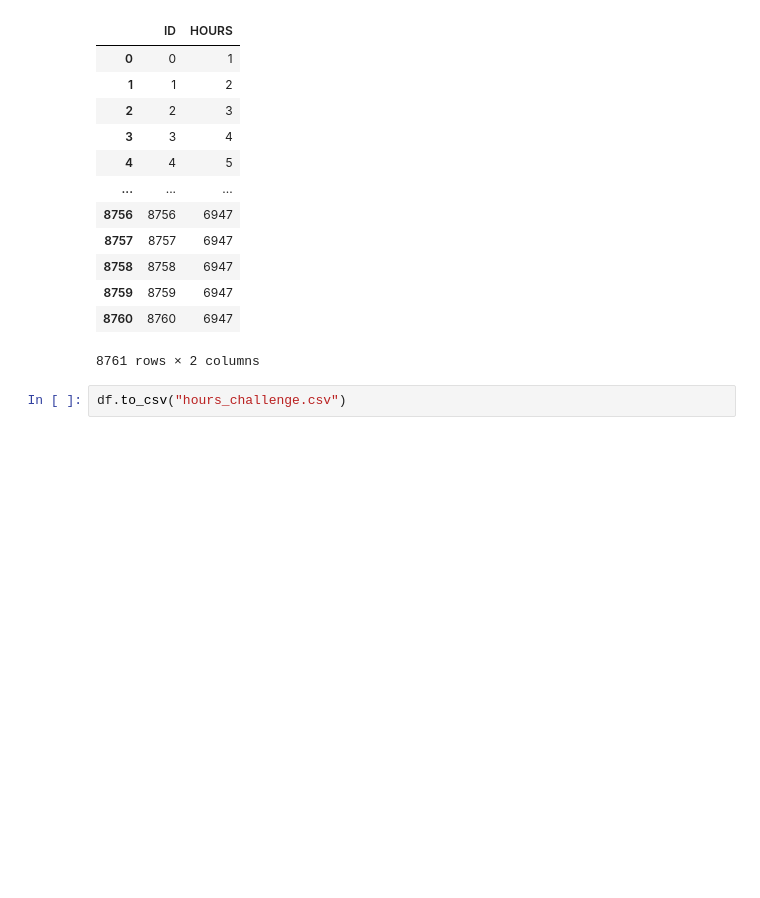
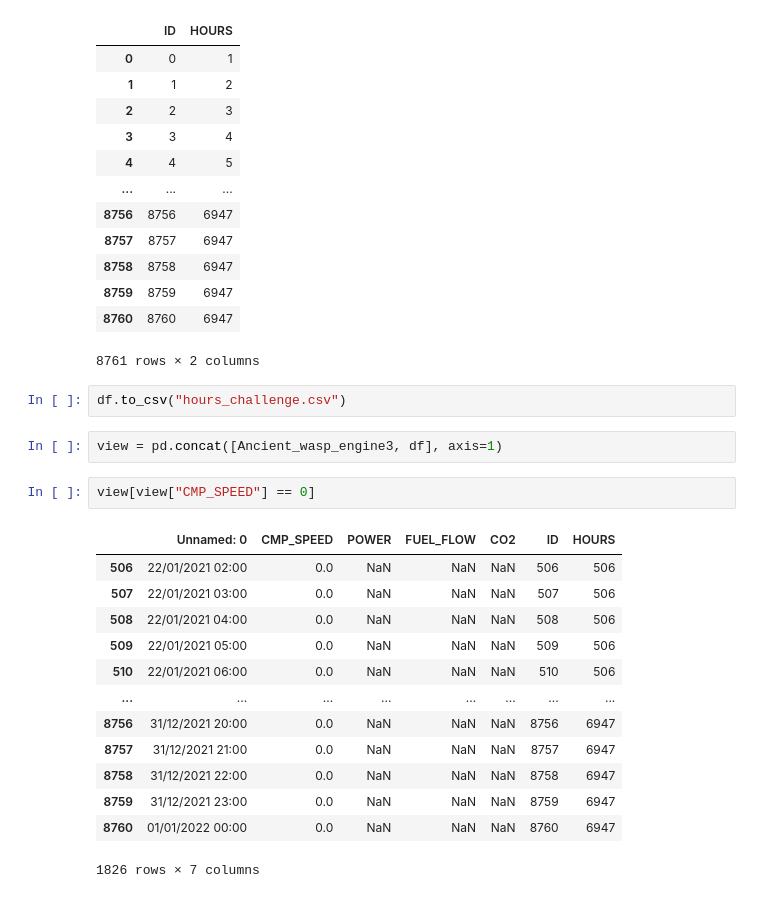
Before and after one commit to Stmark1/Visualization_Team_4, a Jupyter notebook: notebookb59247c0a5.ipynb, the cells around one changed output. Drawn from its saved outputs; the diff is of its cells as text; blank space fills up the shorter version.

Commit message:
Kaggle Notebook | Hours_challenge | Version 4

```diff
--- a/notebookb59247c0a5.ipynb
+++ b/notebookb59247c0a5.ipynb
@@ -131,3 +131,21 @@ df
 8761 rows × 2 columns
 # %%
 df.to_csv("hours_challenge.csv")
+# %%
+view = pd.concat([Ancient_wasp_engine3, df], axis=1)
+# %%
+view[view["CMP_SPEED"] == 0]
+# %% [output]
+|  | Unnamed: 0 | CMP_SPEED | POWER | FUEL_FLOW | CO2 | ID | HOURS |
+| 506 | 22/01/2021 02:00 | 0.0 | NaN | NaN | NaN | 506 | 506 |
+| 507 | 22/01/2021 03:00 | 0.0 | NaN | NaN | NaN | 507 | 506 |
+| 508 | 22/01/2021 04:00 | 0.0 | NaN | NaN | NaN | 508 | 506 |
+| 509 | 22/01/2021 05:00 | 0.0 | NaN | NaN | NaN | 509 | 506 |
+| 510 | 22/01/2021 06:00 | 0.0 | NaN | NaN | NaN | 510 | 506 |
+| ... | ... | ... | ... | ... | ... | ... | ... |
+| 8756 | 31/12/2021 20:00 | 0.0 | NaN | NaN | NaN | 8756 | 6947 |
+| 8757 | 31/12/2021 21:00 | 0.0 | NaN | NaN | NaN | 8757 | 6947 |
+| 8758 | 31/12/2021 22:00 | 0.0 | NaN | NaN | NaN | 8758 | 6947 |
+| 8759 | 31/12/2021 23:00 | 0.0 | NaN | NaN | NaN | 8759 | 6947 |
+| 8760 | 01/01/2022 00:00 | 0.0 | NaN | NaN | NaN | 8760 | 6947 |
+1826 rows × 7 columns
```
Also changed, not shown: parts of 1 cell of this notebook.
